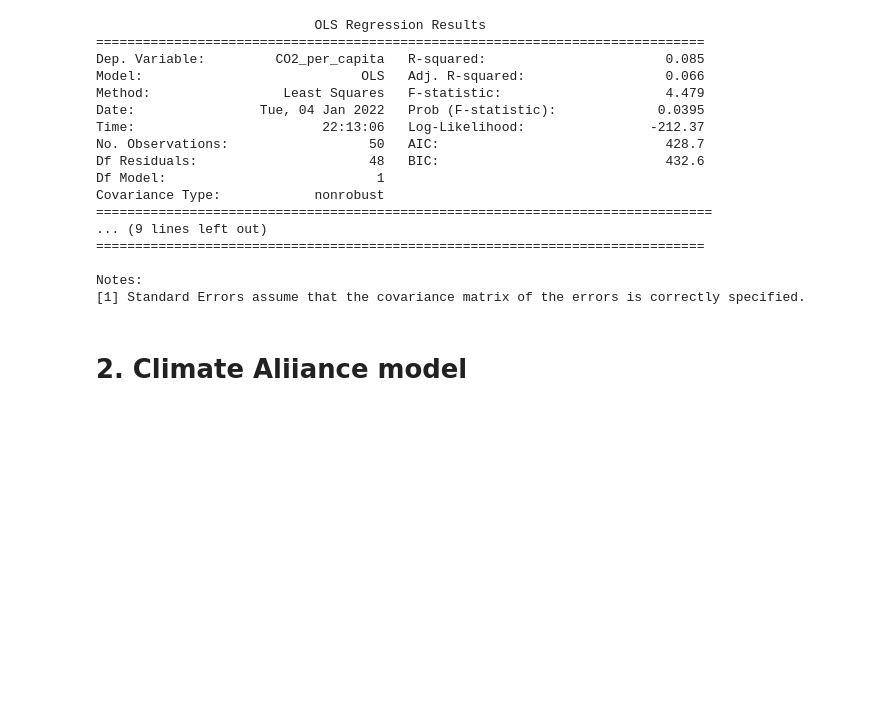
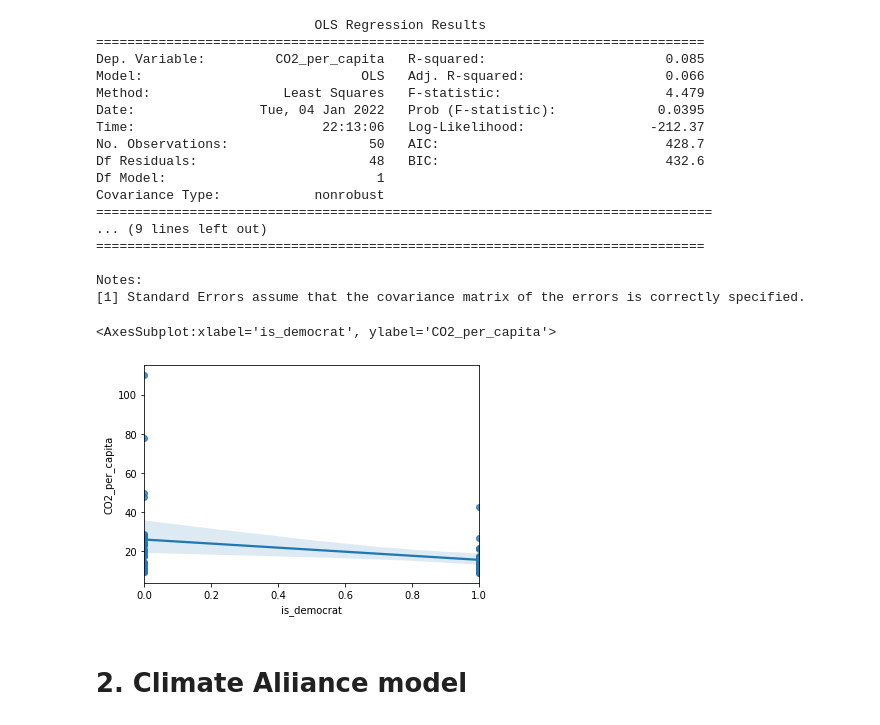
Before and after one commit to skvarnaj/Masters-Thesis, a Jupyter notebook: playground_state_model_viz.ipynb, the cells around one changed output. Saved outputs shown, nothing was run; the diff lists cells and outputs as text; code cells hidden in the pictures; blank space fills up the shorter version.

```diff
--- a/playground_state_model_viz.ipynb
+++ b/playground_state_model_viz.ipynb
@@ -154,6 +153,11 @@ Covariance Type:            nonrobust
 
 Notes:
 [1] Standard Errors assume that the covariance matrix of the errors is correctly specified.
+# %%
+sns.regplot(y = 'CO2_per_capita', x = 'is_democrat', data = state_dataset)
+# %% [output]
+<AxesSubplot:xlabel='is_democrat', ylabel='CO2_per_capita'>
+[figure, added]
 # %% [markdown]
 # 2. Climate Aliiance model
 # %% [markdown]
```
Also changed, not shown: parts of 5 cells of this notebook.
